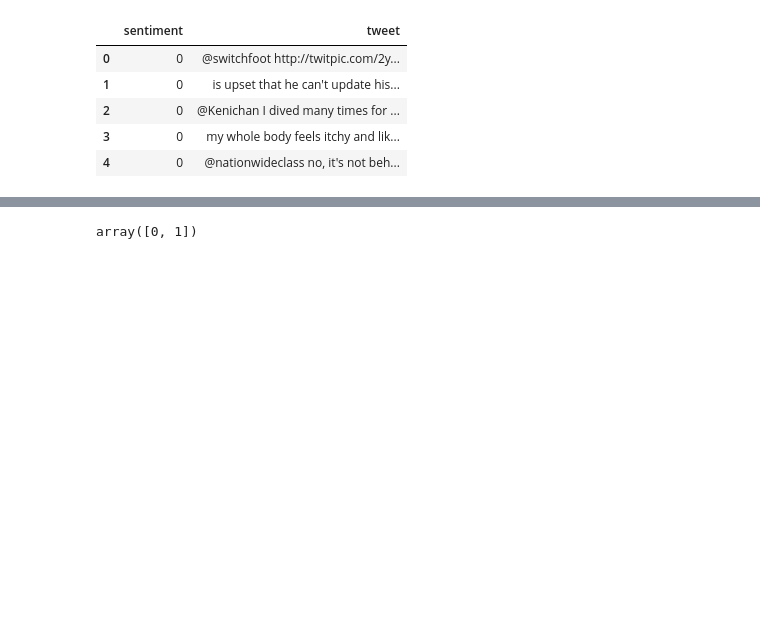
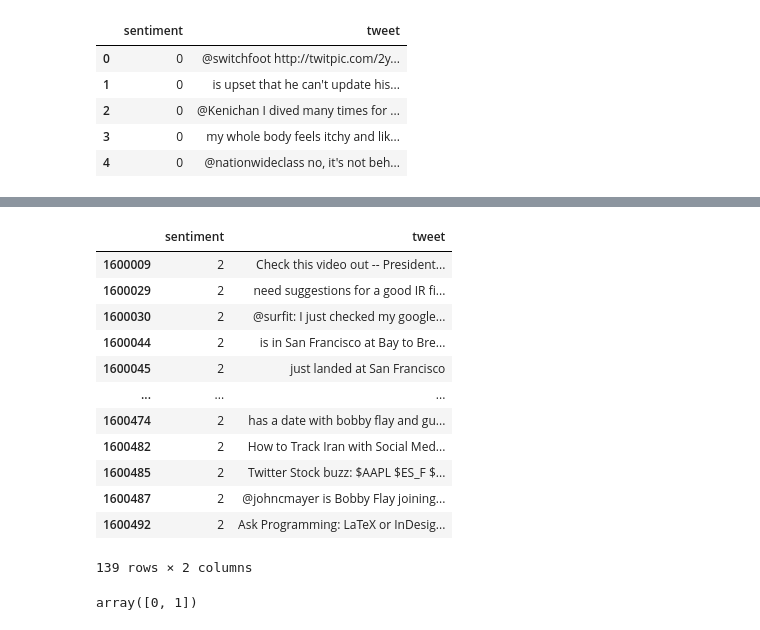
Before and after one commit to Skarlet0x/SentimentAnalysis, a Jupyter notebook: sentiment_analysis.ipynb, the cells around one changed output, grey strips where cells are left out. Cells and saved outputs as stored; diff of their text form; code cells hidden in the pictures; blank space fills up the shorter version.

```diff
--- a/sentiment_analysis.ipynb
+++ b/sentiment_analysis.ipynb
@@ -52,0 +55,17 @@ array([0, 4])
+# %%
+# neutral sentiment - not needed (for now)
+dataset.loc[dataset["sentiment"] == 2]
+# %% [output]
+|  | sentiment | tweet |
+| 1600009 | 2 | Check this video out -- President... |
+| 1600029 | 2 | need suggestions for a good IR fi... |
+| 1600030 | 2 | @surfit: I just checked my google... |
+| 1600044 | 2 | is in San Francisco at Bay to Bre... |
+| 1600045 | 2 | just landed at San Francisco |
+| ... | ... | ... |
+| 1600474 | 2 | has a date with bobby flay and gu... |
+| 1600482 | 2 | How to Track Iran with Social Med... |
+| 1600485 | 2 | Twitter Stock buzz: $AAPL $ES_F $... |
+| 1600487 | 2 | @johncmayer is Bobby Flay joining... |
+| 1600492 | 2 | Ask Programming: LaTeX or InDesig... |
+139 rows × 2 columns
```
Also changed, not shown: parts of 17 cells of this notebook.
